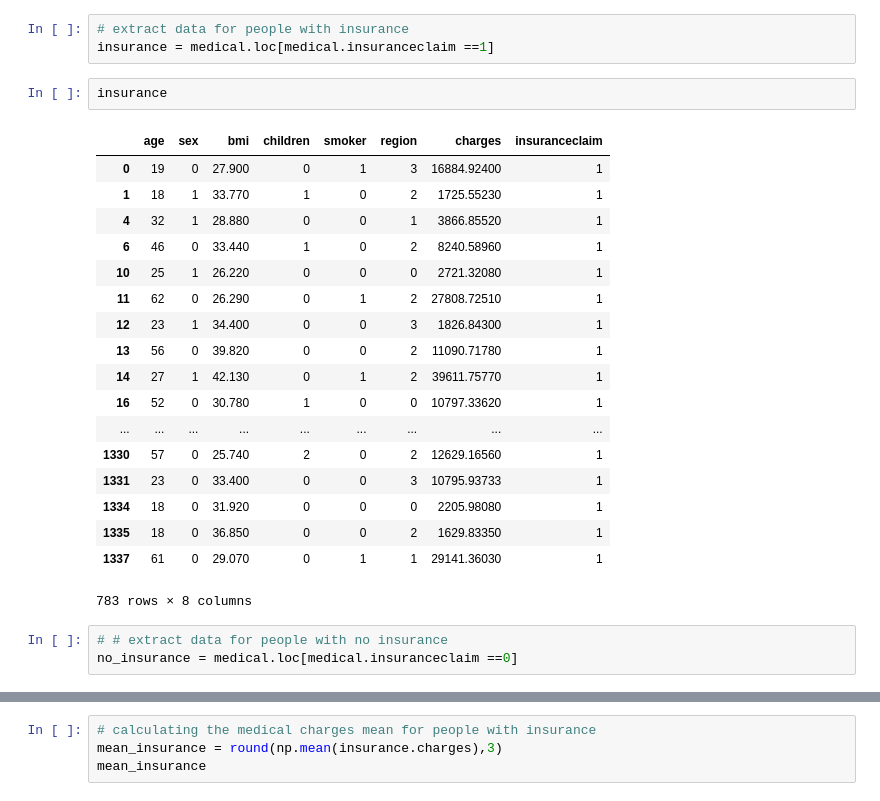
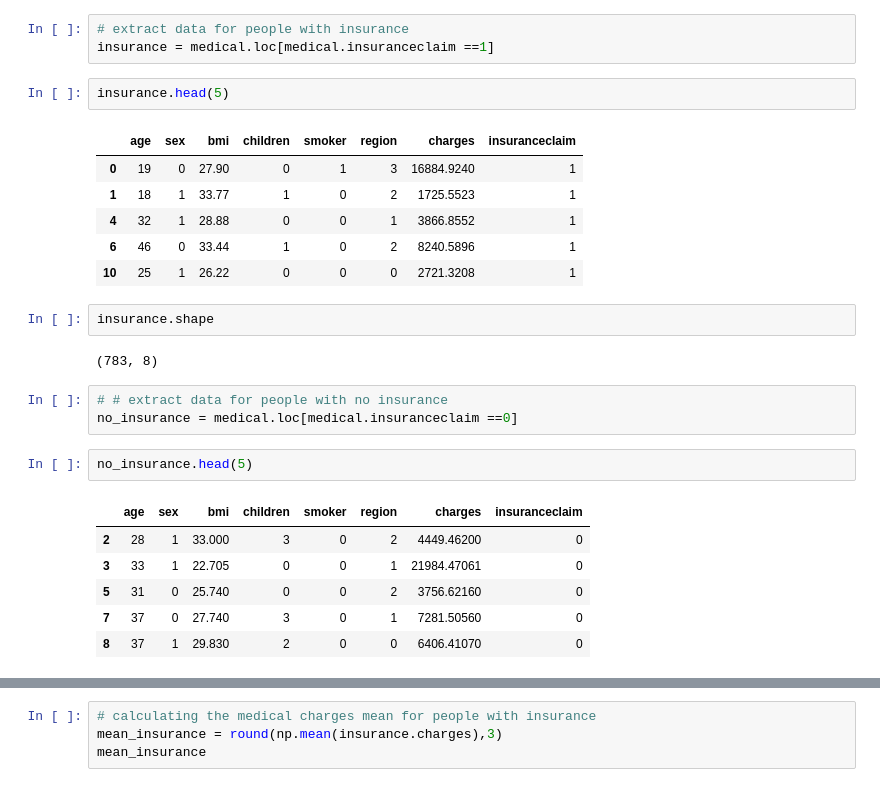
Before and after one commit to monikakrajnc/Springboard, a Jupyter notebook: frequentist_statistics /inferential_statistics_1b.ipynb, the cells around one changed output, grey strips where cells are left out. Drawn from its saved outputs; the diff is of its cells as text.

```diff
--- a/frequentist_statistics /inferential_statistics_1b.ipynb
+++ b/frequentist_statistics /inferential_statistics_1b.ipynb
@@ -201,28 +147,29 @@ __A:__
 # %%
 # extract data for people with insurance
 insurance = medical.loc[medical.insuranceclaim ==1]
+# %%
+insurance.head(5)
+# %% [output]
+|  | age | sex | bmi | children | smoker | region | charges | insuranceclaim |
+| 0 | 19 | 0 | 27.90 | 0 | 1 | 3 | 16884.9240 | 1 |
+| 1 | 18 | 1 | 33.77 | 1 | 0 | 2 | 1725.5523 | 1 |
+| 4 | 32 | 1 | 28.88 | 0 | 0 | 1 | 3866.8552 | 1 |
+| 6 | 46 | 0 | 33.44 | 1 | 0 | 2 | 8240.5896 | 1 |
+| 10 | 25 | 1 | 26.22 | 0 | 0 | 0 | 2721.3208 | 1 |
 # %%
-insurance
+insurance.shape
 # %% [output]
-|  | age | sex | bmi | children | smoker | region | charges | insuranceclaim |
-| 0 | 19 | 0 | 27.900 | 0 | 1 | 3 | 16884.92400 | 1 |
-| 1 | 18 | 1 | 33.770 | 1 | 0 | 2 | 1725.55230 | 1 |
-| 4 | 32 | 1 | 28.880 | 0 | 0 | 1 | 3866.85520 | 1 |
-| 6 | 46 | 0 | 33.440 | 1 | 0 | 2 | 8240.58960 | 1 |
-| 10 | 25 | 1 | 26.220 | 0 | 0 | 0 | 2721.32080 | 1 |
-| 11 | 62 | 0 | 26.290 | 0 | 1 | 2 | 27808.72510 | 1 |
-| 12 | 23 | 1 | 34.400 | 0 | 0 | 3 | 1826.84300 | 1 |
-| 13 | 56 | 0 | 39.820 | 0 | 0 | 2 | 11090.71780 | 1 |
-| 14 | 27 | 1 | 42.130 | 0 | 1 | 2 | 39611.75770 | 1 |
-| 16 | 52 | 0 | 30.780 | 1 | 0 | 0 | 10797.33620 | 1 |
-| ... | ... | ... | ... | ... | ... | ... | ... | ... |
-| 1330 | 57 | 0 | 25.740 | 2 | 0 | 2 | 12629.16560 | 1 |
-| 1331 | 23 | 0 | 33.400 | 0 | 0 | 3 | 10795.93733 | 1 |
-| 1334 | 18 | 0 | 31.920 | 0 | 0 | 0 | 2205.98080 | 1 |
-| 1335 | 18 | 0 | 36.850 | 0 | 0 | 2 | 1629.83350 | 1 |
-| 1337 | 61 | 0 | 29.070 | 0 | 1 | 1 | 29141.36030 | 1 |
-783 rows × 8 columns
+(783, 8)
 # %%
 # # extract data for people with no insurance
 no_insurance = medical.loc[medical.insuranceclaim ==0]
+# %%
+no_insurance.head(5)
+# %% [output]
+|  | age | sex | bmi | children | smoker | region | charges | insuranceclaim |
+| 2 | 28 | 1 | 33.000 | 3 | 0 | 2 | 4449.46200 | 0 |
+| 3 | 33 | 1 | 22.705 | 0 | 0 | 1 | 21984.47061 | 0 |
+| 5 | 31 | 0 | 25.740 | 0 | 0 | 2 | 3756.62160 | 0 |
+| 7 | 37 | 0 | 27.740 | 3 | 0 | 1 | 7281.50560 | 0 |
+| 8 | 37 | 1 | 29.830 | 2 | 0 | 0 | 6406.41070 | 0 |
 # %%
```
Also changed, not shown: parts of 29 cells of this notebook, 2 other files.
